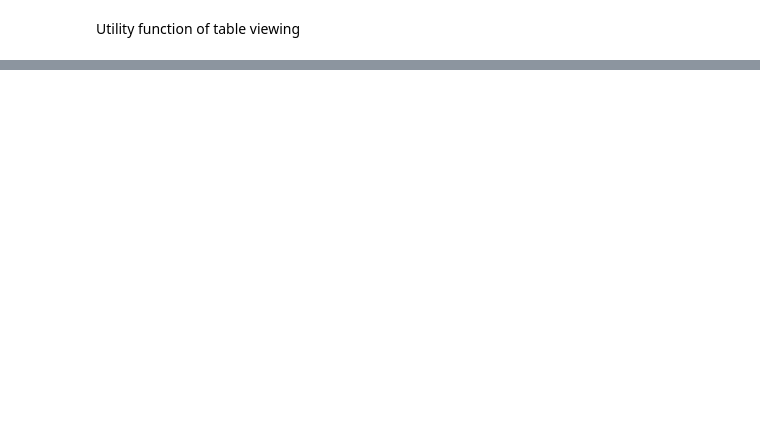
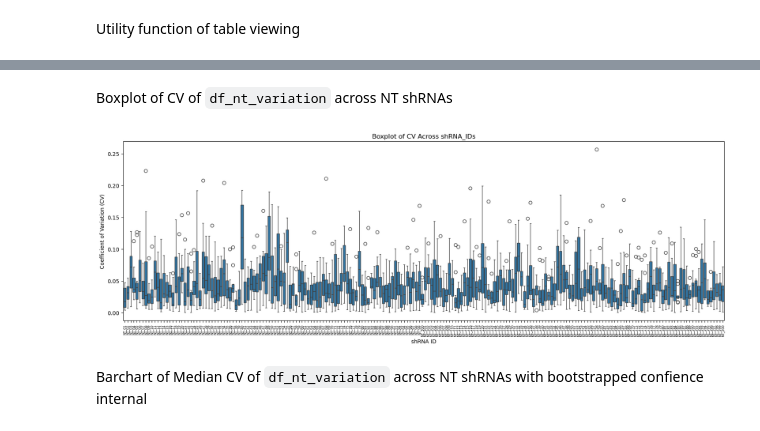
Before and after one commit to bli-rvmd/multi_shrna_barcoding, a Jupyter notebook: code/multi_shrna_screening_ap009.ipynb, the cells around one changed output, grey strips where cells are left out. Saved outputs shown, nothing was run; the diff lists cells and outputs as text; code cells hidden in the pictures; blank space fills up the shorter version.

```diff
--- a/code/multi_shrna_screening_ap009.ipynb
+++ b/code/multi_shrna_screening_ap009.ipynb
@@ -118,0 +346,9 @@ print(df.summary)
+# %%
+# Group by shRNA within each Sample_Description
+df_nt_variation = df_nt.groupby(["shRNA_ID", "Sample_Description"])["Relative_Proportion"].agg(
+    Mean_Proportion="mean",
+    Std_Proportion="std"
+).reset_index()
+
+# Compute Coefficient of Variation (CV)
+df_nt_variation["CV"] = df_nt_variation["Std_Proportion"] / df_nt_variation["Mean_Proportion"]
@@ -118,0 +388,23 @@ print(df.summary)
+# %% [markdown]
+Boxplot of CV of `df_nt_variation` across NT shRNAs
+# %%
+# Extract numeric part of shRNA_ID and sort sequentially from 1 to 200
+df_nt_variation["shRNA_Seq"] = df_nt_variation["shRNA_ID"].str.extract(r'(\d+)').astype(int)
+df_nt_variation = df_nt_variation.sort_values(by="shRNA_Seq")
+
+# Create a wider boxplot with ordered shRNA_IDs
+plt.figure(figsize=(20, 6))
+sns.boxplot(data=df_nt_variation, x="shRNA_ID", y="CV")
+
+# Customize the plot
+plt.xticks(rotation=90, fontsize=6)  # Smaller font size for x-axis labels
+plt.xlabel("shRNA ID")
+plt.ylabel("Coefficient of Variation (CV)")
+plt.title("Boxplot of CV Across shRNA_IDs")
+
+# Show the plot
+plt.show()
+# %% [output]
+[figure, added]
+# %% [markdown]
+Barchart of Median CV of `df_nt_variation` across NT shRNAs with bootstrapped confience internal
```
Also changed, not shown: parts of 59 cells of this notebook, 2 other files.
